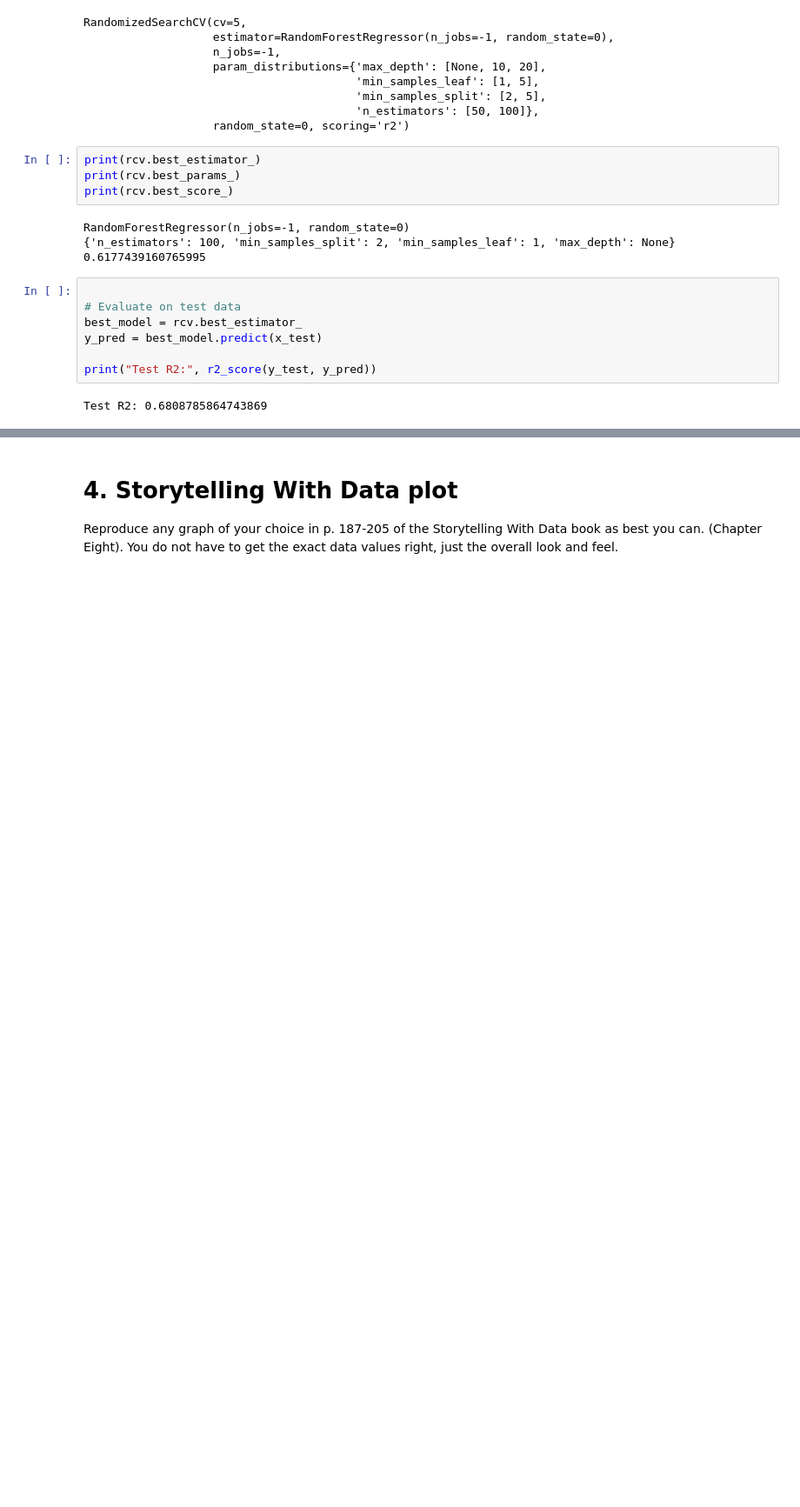
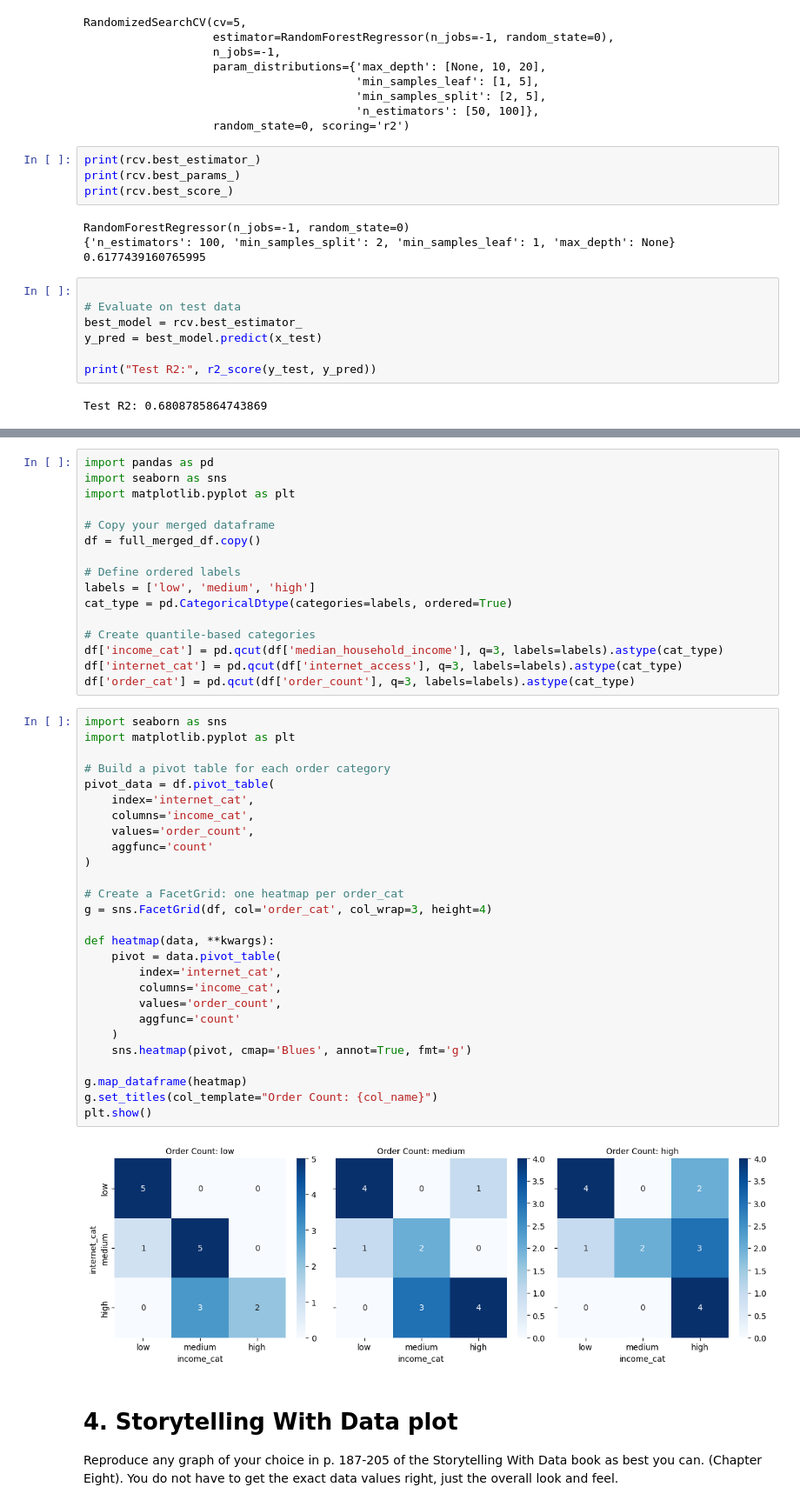
Before and after one commit to Haleymussary00/Module-B-semester-2, a Jupyter notebook: Week12.ipynb, the cells around one changed output, grey strips where cells are left out. Shown at 87% size. Drawn from its saved outputs; the diff is of its cells as text; blank space fills up the shorter version.

```diff
--- a/Week12.ipynb
+++ b/Week12.ipynb
@@ -597,3 +589,48 @@ Test R2: 0.6808785864743869
+# %%
+import pandas as pd
+import seaborn as sns
+import matplotlib.pyplot as plt
+
+# Copy your merged dataframe
+df = full_merged_df.copy()
+
+# Define ordered labels
+labels = ['low', 'medium', 'high']
+cat_type = pd.CategoricalDtype(categories=labels, ordered=True)
+
+# Create quantile-based categories
+df['income_cat'] = pd.qcut(df['median_household_income'], q=3, labels=labels).astype(cat_type)
+df['internet_cat'] = pd.qcut(df['internet_access'], q=3, labels=labels).astype(cat_type)
+df['order_cat'] = pd.qcut(df['order_count'], q=3, labels=labels).astype(cat_type)
+# %%
+import seaborn as sns
+import matplotlib.pyplot as plt
+
+# Build a pivot table for each order category
+pivot_data = df.pivot_table(
+    index='internet_cat',
+    columns='income_cat',
+    values='order_count',
+    aggfunc='count'
+)
+
+# Create a FacetGrid: one heatmap per order_cat
+g = sns.FacetGrid(df, col='order_cat', col_wrap=3, height=4)
+
+def heatmap(data, **kwargs):
+    pivot = data.pivot_table(
+        index='internet_cat',
+        columns='income_cat',
+        values='order_count',
+        aggfunc='count'
+    )
+    sns.heatmap(pivot, cmap='Blues', annot=True, fmt='g')
+
+g.map_dataframe(heatmap)
+g.set_titles(col_template="Order Count: {col_name}")
+plt.show()
+# %% [output]
+[figure, added]
 # %% [markdown]
 # 4. Storytelling With Data plot
 
```
Also changed, not shown: parts of 4 cells of this notebook, 1 other file.
